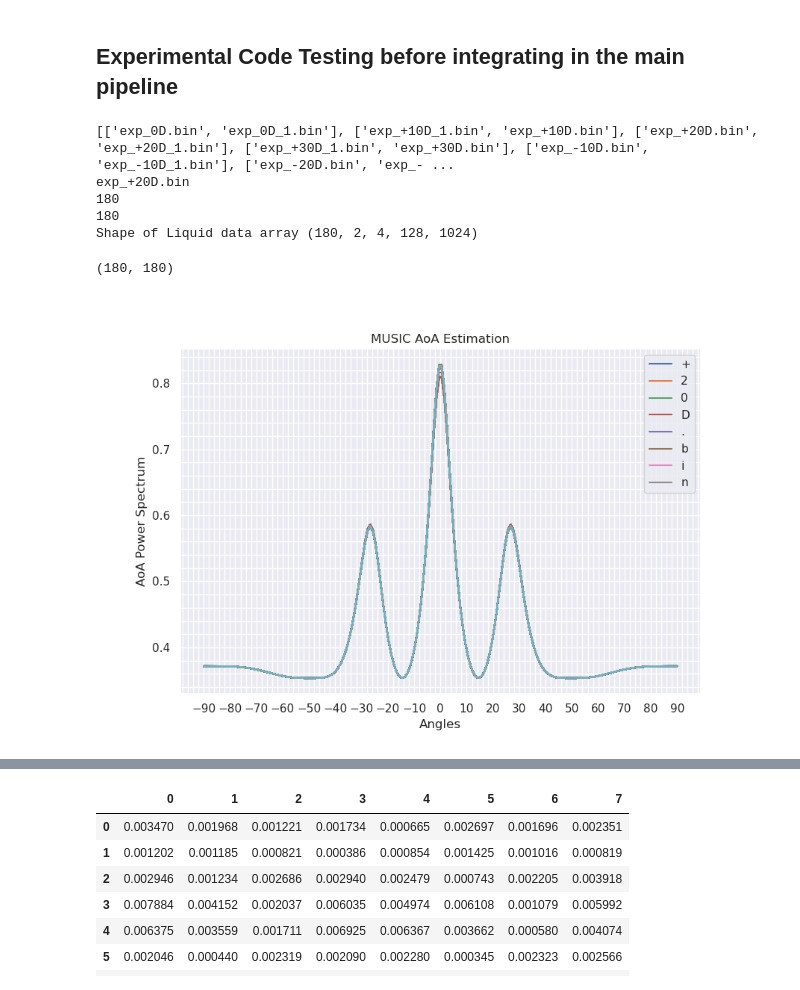
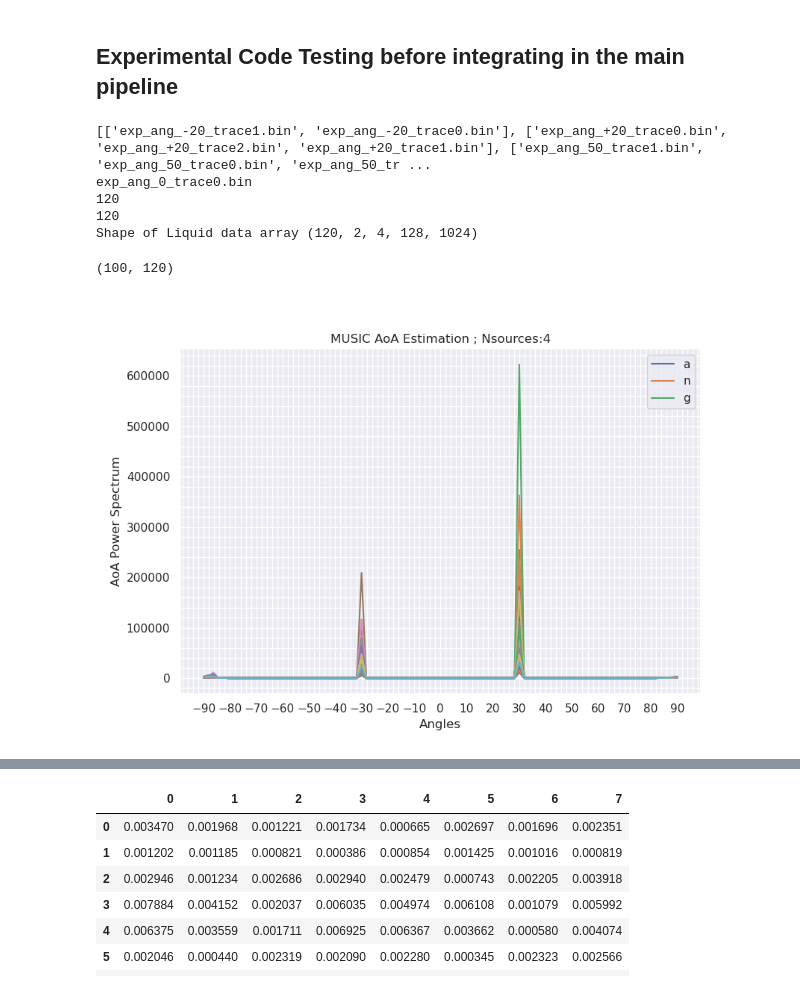
Before and after one commit to Muaz231/FluID-Python, a Jupyter notebook: FluidID_clean.ipynb, the cells around one changed output, grey strips where cells are left out. Drawn from its saved outputs; the diff is of its cells as text; code cells hidden in the pictures.

```diff
--- a/FluidID_clean.ipynb
+++ b/FluidID_clean.ipynb
@@ -106,7 +106,16 @@ def InterferenceCancellation(data, bk_data, framecfg = FrameConfig()):
     # This function just subtracts the background interference from the data
     # @data: target data + background data
     # @bk_data: background data
-    clean_data = np.fft.ifft(np.fft.fft(data,n=framecfg.numRangeBins)-np.fft.fft(bk_data,n=framecfg.numRangeBins))
+    data_fft = np.fft.fft(data,n=framecfg.numRangeBins)
+    data_mag = np.abs(data_fft)
+    data_phase = np.angle(data_fft)
+
+    bk_fft = np.fft.fft(bk_data,n=framecfg.numRangeBins)
+    bk_mag = np.abs(bk_fft)
+    bk_ang = np.angle(bk_fft)
+
+
+    clean_data = np.fft.ifft(data_fft-bk_fft,n=framecfg.numADCSamples)
     return clean_data
 # %% [markdown]
 Function to compute Doppler FFT
@@ -406,7 +436,7 @@ def CombineChirp(framedata):
 # TO-DO : AoA for previous captured data (e.g. for water-data)
 
 # 1) Code chunk for importing file names and sorting them based on different liquids
-filepath = "/home/muaz/Documents/Muaz_Git_Repo/LabExp_21Apr_AoA/"
+filepath = "/home/muaz/Documents/Muaz_Git_Repo/New_AoA_data/"
 fpath = os.listdir(filepath)
 
 framecfg = FrameConfig()
@@ -414,7 +444,7 @@ framecfg = FrameConfig()
 # extension = ".bin"
 # liquids = ["no-liquid","water","vinegar","oil","baking-soda","saline"]
 
-liquids = ["exp_0D","exp_+10D","exp_+20D","exp_+30D","exp_-10D","exp_-20D","exp_-30D","exp_nothing"]
+liquids = ["exp_ang_-20","exp_ang_+20","exp_ang_50","exp_ang_-50","exp_ang_0","exp_nothing"]
 # liquids = [s + extension for s in liquids]
 
 liq_files = []
@@ -430,7 +460,7 @@ for liq in liquids:
 print(liq_files)
 
 # 2) Import specific data filepaths (e.g. water-1.bin data)
-data = liq_files[liquids.index("exp_+20D")][0]
+data = liq_files[liquids.index("exp_ang_0")][1]
 fname = data # File name
 print(data)
 
@@ -442,58 +472,66 @@ bk_data = np.mean(bk_data,axis=(3),keepdims=True) # Dimensions (3) represent ave
 
 
 # 4) Read liquid data
-data = ReadBinFile(filepath + data)
-data = InterferenceCancellation(data,bk_data) # Background Static Clutter
+orig_data = ReadBinFile(filepath + data)
+clean_data = InterferenceCancellation(orig_data,bk_data) # Background Static Clutter
+
+data = clean_data
+
+
 print("Shape of Liquid data array", data.shape)
 
+NumofAngles = 100 # Number of angles between [-x y]
+
 # 5) Loop through all the frames to estimate the AoA
-aoa_spectrum = np.zeros(shape = (180, data.shape[0]))
+aoa_spectrum = np.zeros(shape = (NumofAngles, data.shape[0]))
 
 Nsources = np.linspace(1,7,7, dtype='int') # Possible # of sources
+
+P = 6; # Number of subarray elements
 
 for frm in tqdm(range(data.shape[0])):
     frame_data = data[frm,:,:,:,:] # Pass frame with shape (# of Tx, # of Rx, # of chirps, # of samples/chirp) to MUSIC
 
     # 6) Calculate AoA for each frame now
-    Ns = 2 # Number of sources
-    (P_spectrum, D, EN, ES) = MUSIC(frame_data,Ns,cfg.NUM_TX*cfg.NUM_RX,3e8/(cfg.START_FREQ*1e9))
+    Ns =4 # Number of sources
+    (P_spectrum, D, EN, ES) = MUSIC(frame_data,Ns,cfg.NUM_TX*cfg.NUM_RX,3e8/(cfg.START_FREQ*1e9),P)
     EN = np.conj(EN.T)
     # 7) Save the spectrum in the array
     aoa_spectrum[:,frm] = P_spectrum
 
 print(aoa_spectrum.shape)
 
 # 8) Plot Aoa Spectrum for all the frames
-Angles = np.linspace(-90,90,180)
+Angles = np.linspace(-90,90,NumofAngles)
 
 plt.figure("AoA-Spectrum", figsize=(9,6),clear=True)
 # ax = fig_aoa.add_subplot(1,1,1)
 plt.plot(Angles, aoa_spectrum)
 plt.xlabel("Angles")
 plt.ylabel("AoA Power Spectrum")
-plt.title("MUSIC AoA Estimation")
+plt.title("MUSIC AoA Estimation ; Nsources:"+str(Ns))
 mplcursors.cursor(plt.gca(), multiple=True)
 plt.minorticks_on()
 plt.grid(True, which="both")
 plt.legend(fname.split("_")[1])
 plt.gca().set_xticks(np.arange(-90, 100, 10))
 plt.show()
 
 # # 9) Compensated IF chirp samples
 # data_cmp = AoA_Compensation(data,Nsources,cfg.NUM_RX,[0.35,0.70])
 # print(data_cmp.shape)
 
 # # 10) Combine Chirps after AoA compensating
 # data_cmp = CombineChirp(data_cmp)
 # print(data_cmp.shape)
 # %% [output]
-[['exp_0D.bin', 'exp_0D_1.bin'], ['exp_+10D_1.bin', 'exp_+10D.bin'], ['exp_+20D.bin', 'exp_+20D_1.bin'], ['exp_+30D_1.bin', 'exp_+30D.bin'], ['exp_-10D.bin', 'exp_-10D_1.bin'], ['exp_-20D.bin', 'exp_- ...
-exp_+20D.bin
-180
-180
-Shape of Liquid data array (180, 2, 4, 128, 1024)
+[['exp_ang_-20_trace1.bin', 'exp_ang_-20_trace0.bin'], ['exp_ang_+20_trace0.bin', 'exp_ang_+20_trace2.bin', 'exp_ang_+20_trace1.bin'], ['exp_ang_50_trace1.bin', 'exp_ang_50_trace0.bin', 'exp_ang_50_tr ...
+exp_ang_0_trace0.bin
+120
+120
+Shape of Liquid data array (120, 2, 4, 128, 1024)
-(180, 180)
+(100, 120)
-[figure, old version]
+[figure, new version]
 # %%
 # Print Eigenvalues of covariance matrix
 display(pd.DataFrame(np.abs(D),columns=['Rxx eigenvalues']))
```
Also changed, not shown: parts of 9 cells of this notebook.
